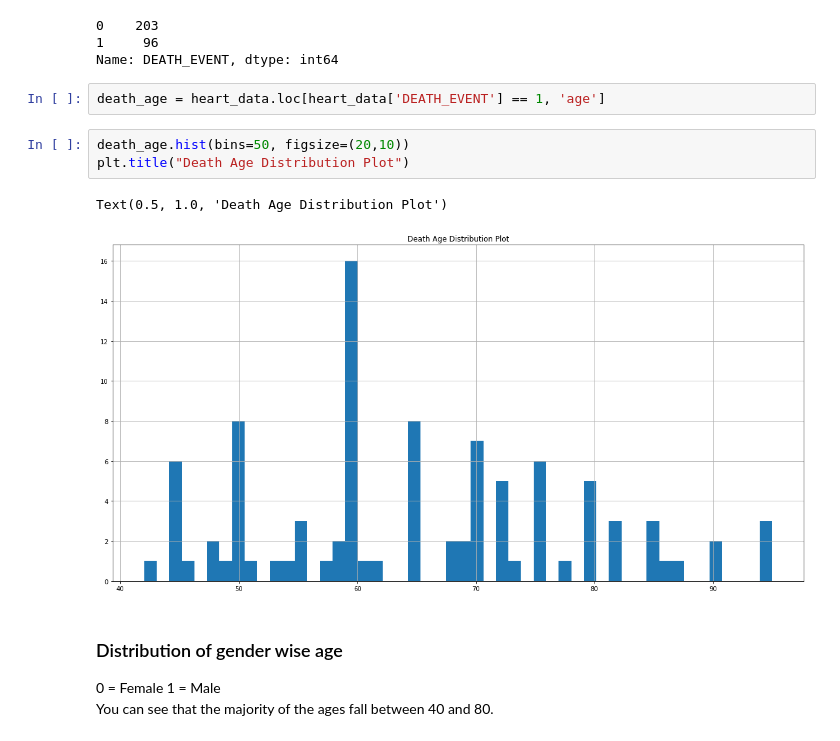
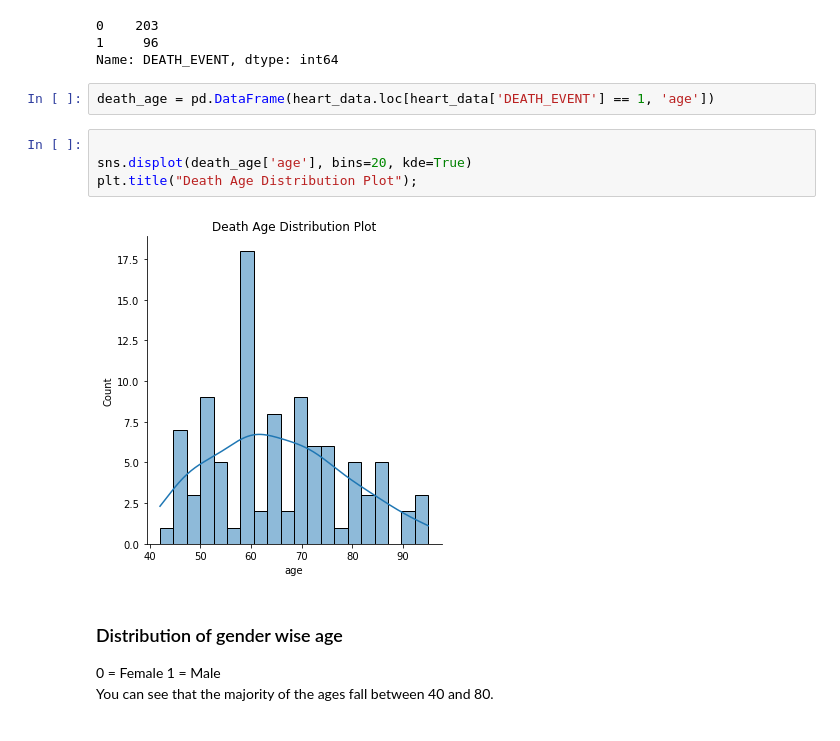
Before and after one commit to jharvey407/CapstoneTwo, a Jupyter notebook: Heart Failure Profiling.ipynb, the cells around one changed output. Drawn from its saved outputs; the diff is of its cells as text.

```diff
--- a/Heart Failure Profiling.ipynb
+++ b/Heart Failure Profiling.ipynb
@@ -122,13 +122,13 @@ heart_data['DEATH_EVENT'].value_counts()
 1     96
 Name: DEATH_EVENT, dtype: int64
 # %%
-death_age = heart_data.loc[heart_data['DEATH_EVENT'] == 1, 'age']
+death_age = pd.DataFrame(heart_data.loc[heart_data['DEATH_EVENT'] == 1, 'age'])
 # %%
-death_age.hist(bins=50, figsize=(20,10))
-plt.title("Death Age Distribution Plot")
+
+sns.displot(death_age['age'], bins=20, kde=True)
+plt.title("Death Age Distribution Plot");
 # %% [output]
-Text(0.5, 1.0, 'Death Age Distribution Plot')
-[figure, old version]
+[figure, new version]
 # %% [markdown]
 ### Distribution of gender wise age
 0 = Female 1 = Male
```
Also changed, not shown: parts of 1 cell of this notebook.
